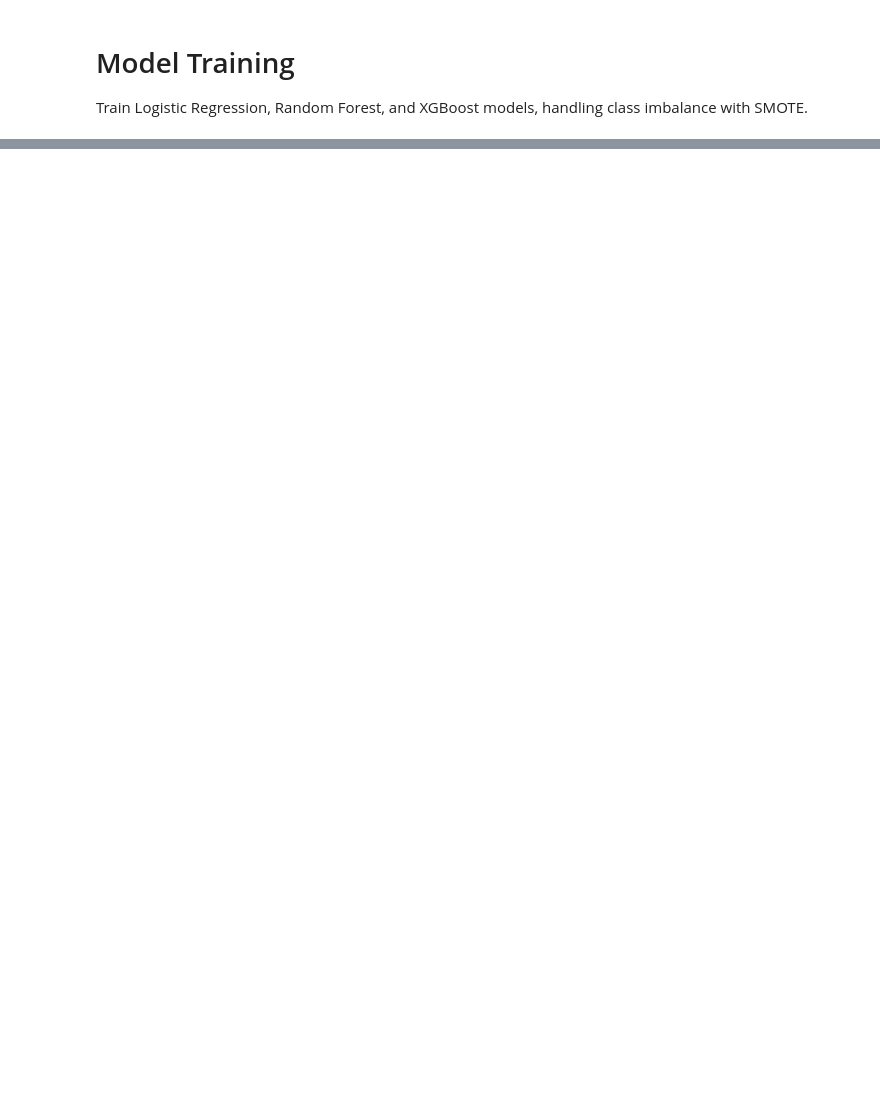
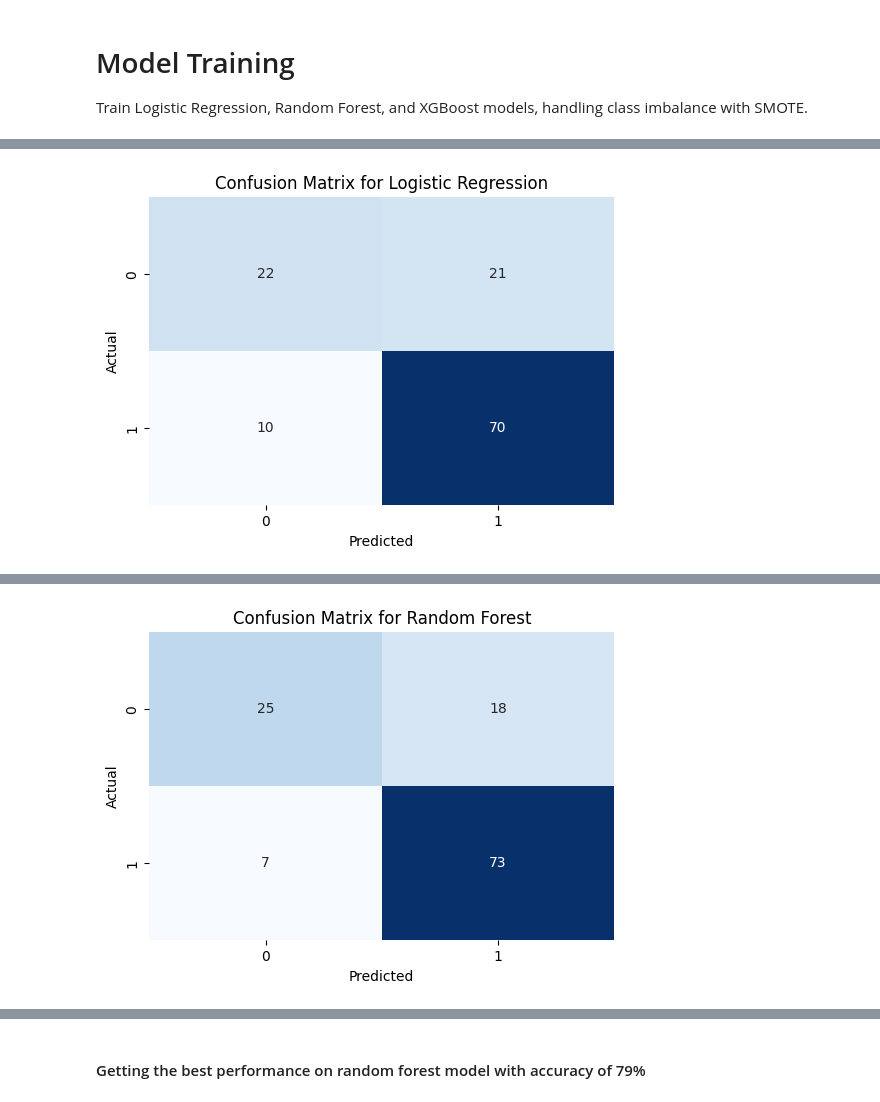
Before and after one commit to tamaxhh/AI-powered-default-risk-predictor-for-Fintech, a Jupyter notebook: Notebook/04_model_training.ipynb, the cells around one changed output, grey strips where cells are left out. Drawn from its saved outputs; the diff is of its cells as text; code cells hidden in the pictures; blank space fills up the shorter version.

```diff
--- a/Notebook/04_model_training.ipynb
+++ b/Notebook/04_model_training.ipynb
@@ -64,0 +93,12 @@ Please also refer to the documentation for alternative solver options:
+# %%
+# Evaluate models
+models = {
+    'Logistic Regression': log_model,
+    'Random Forest': rf_model,
+    'XGBoost': xgb_model
+}
+for name, model in models.items():
+    metrics = evaluate_model(model, X_test, y_test)
+    log_info(f'{name} evaluation metrics: {metrics}')
+    plot_confusion_matrix(y_test, model.predict(X_test), name)
+# %% [output]
@@ -64,0 +106 @@ Please also refer to the documentation for alternative solver options:
+[figure, added]
@@ -64,0 +108 @@ Please also refer to the documentation for alternative solver options:
+[figure, added]
@@ -64,0 +111,2 @@ Please also refer to the documentation for alternative solver options:
+# %% [markdown]
+#### Getting the best performance on random forest model with accuracy of 79%
```
Also changed, not shown: parts of 6 cells of this notebook, 5 other files.
